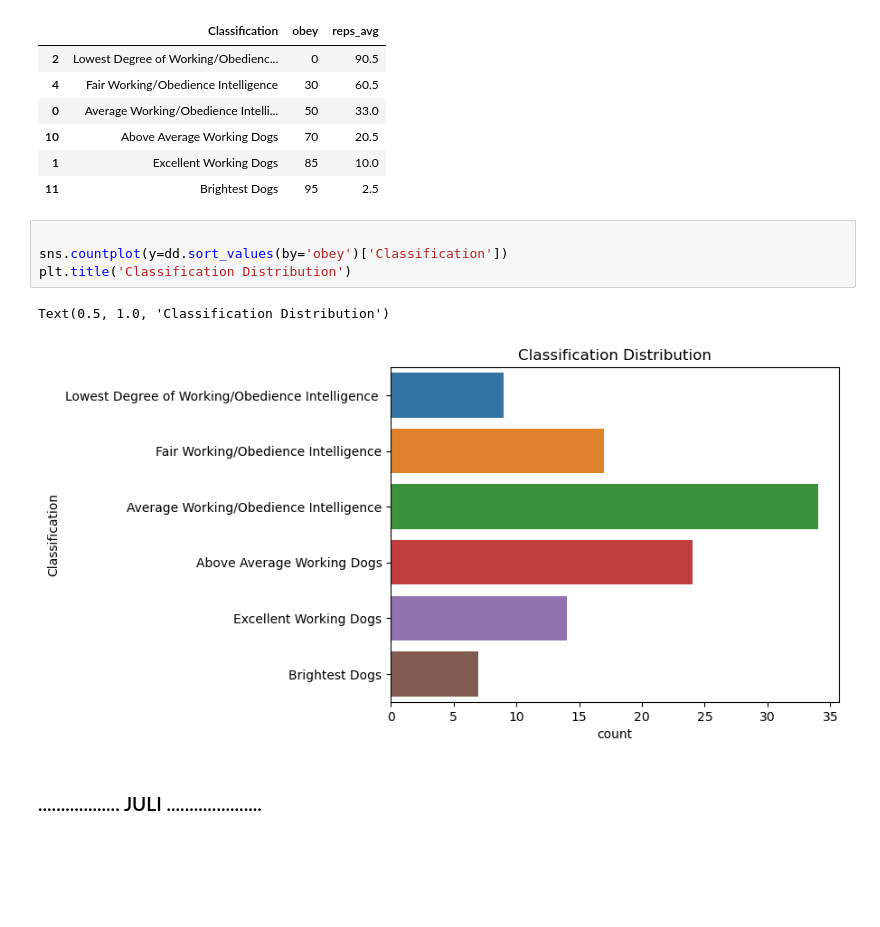
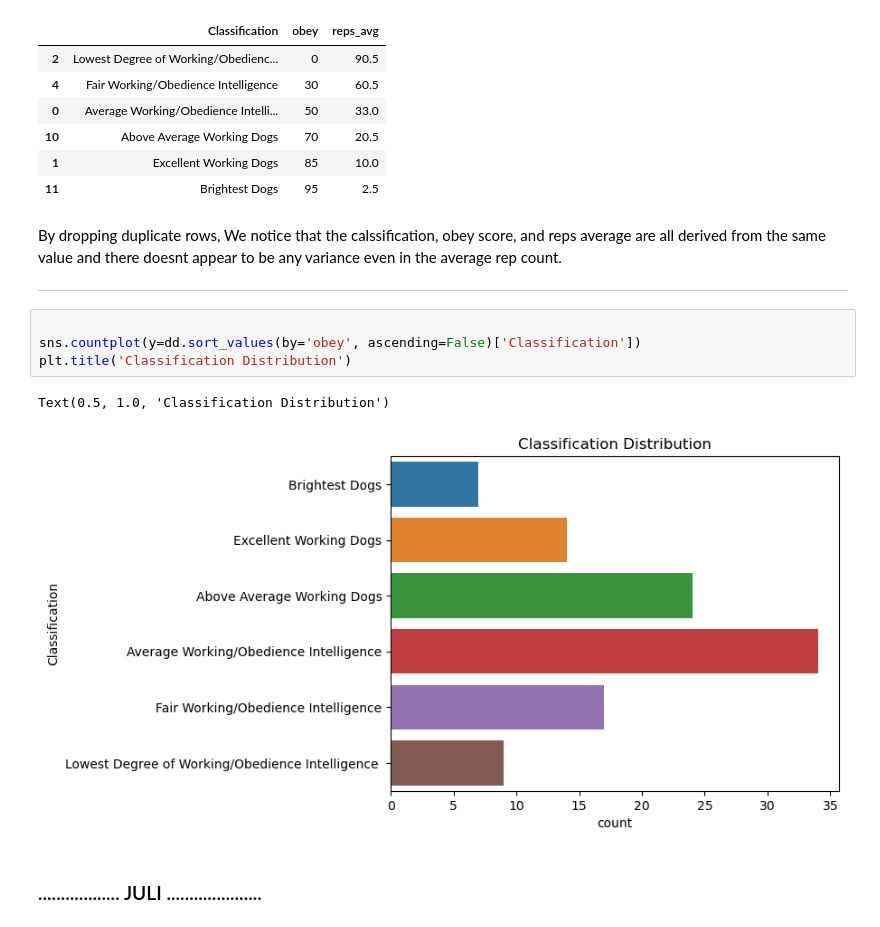
Before and after one commit to OtterBots/CST383_Project, a Jupyter notebook: Otterbot_project.ipynb, the cells around one changed output. Saved outputs shown, nothing was run; the diff lists cells and outputs as text; blank space fills up the shorter version.

```diff
--- a/Otterbot_project.ipynb
+++ b/Otterbot_project.ipynb
@@ -88,13 +97,17 @@ pd.options.display.max_rows = 250
 | 10 | Above Average Working Dogs | 70 | 20.5 |
 | 1 | Excellent Working Dogs | 85 | 10.0 |
 | 11 | Brightest Dogs | 95 | 2.5 |
+# %% [markdown]
+By dropping duplicate rows, We notice that the calssification, obey score, and reps average are all  derived from the same value and there doesnt appear to be any variance even in the average rep count.
+
+---
 # %%
 
-sns.countplot(y=dd.sort_values(by='obey')['Classification'])
+sns.countplot(y=dd.sort_values(by='obey', ascending=False)['Classification'])
 plt.title('Classification Distribution')
 # %% [output]
 Text(0.5, 1.0, 'Classification Distribution')
-[figure, old version]
+[figure, new version]
 # %% [markdown]
 ### .................. JULI .....................
 # %% [markdown]
```
Also changed, not shown: parts of 3 cells of this notebook.
